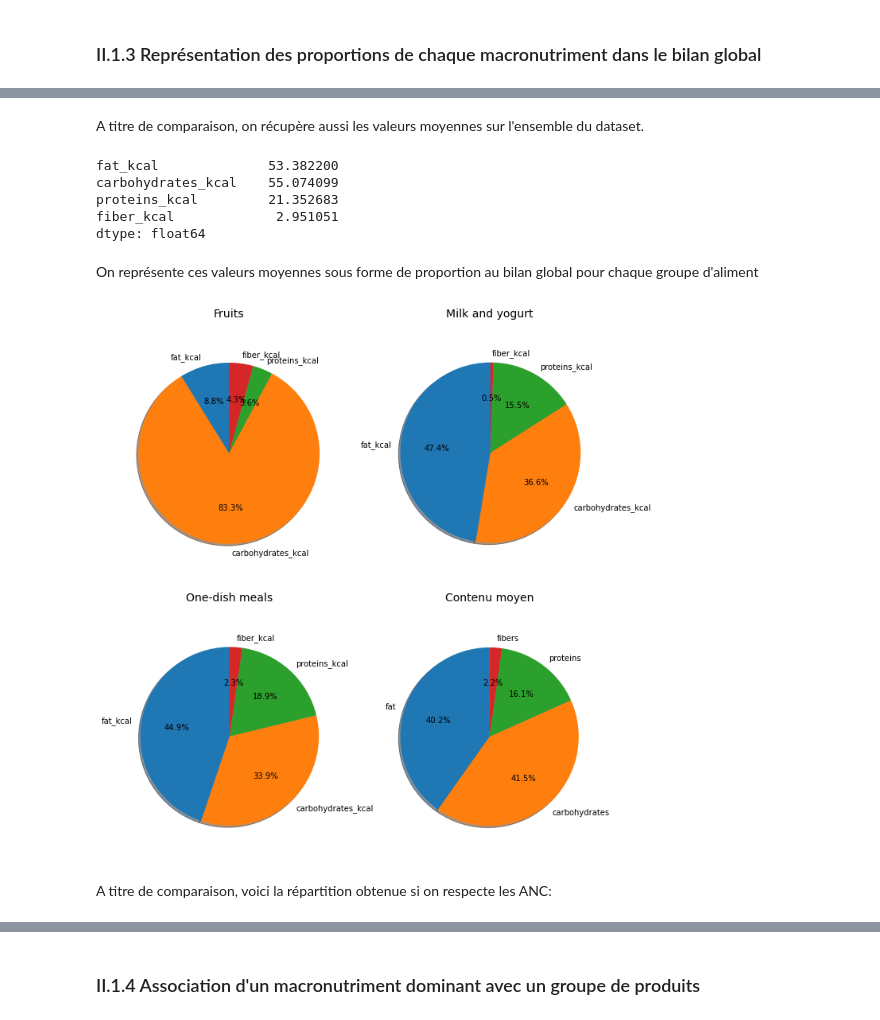
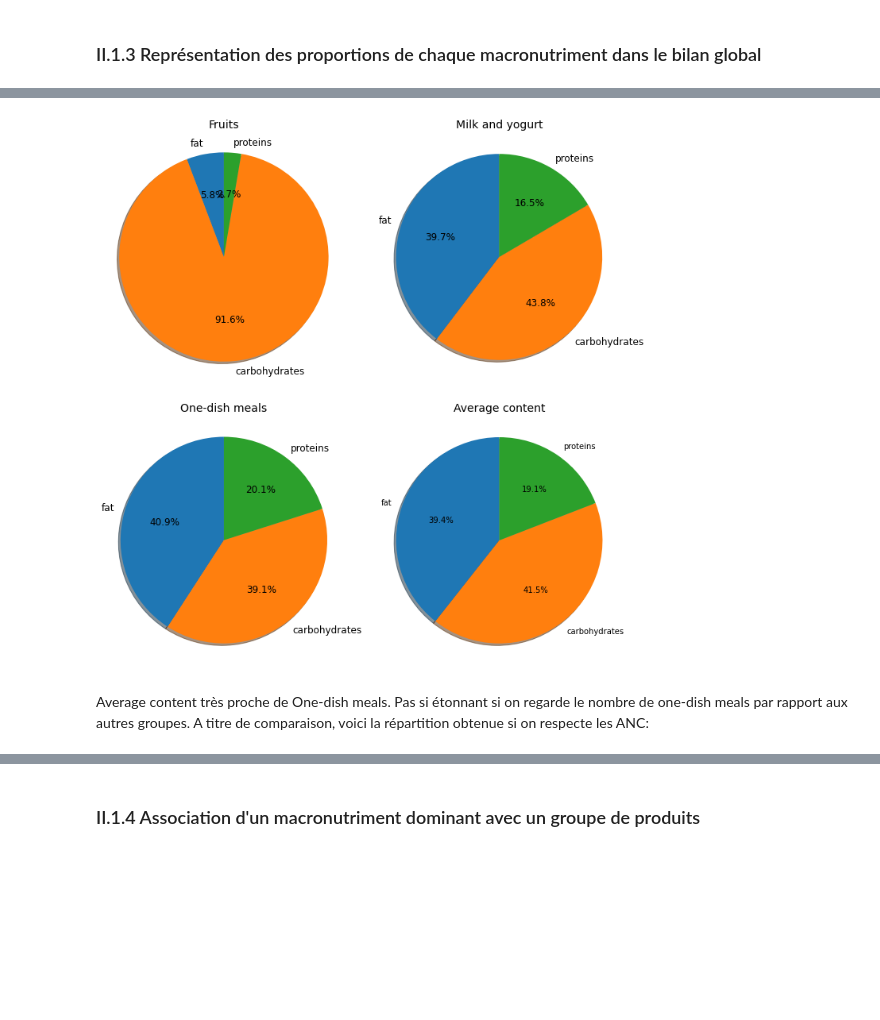
Before and after one commit to OlivierLegrand/P7, a Jupyter notebook: P3/PSanté_notebookexploration.ipynb, the cells around one changed output, grey strips where cells are left out. Drawn from its saved outputs; the diff is of its cells as text; code cells hidden in the pictures; blank space fills up the shorter version.

Commit message:
Nettoyage du notebook exploration en vue de la soutenance. Même contenu que l'analyse exploratoire du notebook presentation. Remplacement du module cleaning par le module functions_p3

```diff
--- a/P3/PSanté_notebookexploration.ipynb
+++ b/P3/PSanté_notebookexploration.ipynb
@@ -119,5 +60,7 @@ X.describe()
 # %% [markdown]
 # II Analyse exploratoire
+# %%
+df1 = pd.read_csv("./df1_nomissing.csv")
 # %% [markdown]
 ## II.1 Répartitions typiques de l'énergie et des macronutriments
 # %% [markdown]
@@ -201,47 +227,49 @@ gr.head()
-# %% [markdown]
-A titre de comparaison, on récupère aussi les valeurs moyennes sur l'ensemble du dataset.
-# %%
-# Valeurs globales
-gen = X[["fat_kcal", "carbohydrates_kcal", "proteins_kcal", "fiber_kcal"]].mean()
-gen
-# %% [output]
-fat_kcal              53.382200
-carbohydrates_kcal    55.074099
-proteins_kcal         21.352683
-fiber_kcal             2.951051
-dtype: float64
-# %% [markdown]
-On représente ces valeurs moyennes sous forme de proportion au bilan global pour chaque groupe d'aliment
 # %%
+# On groupe les valeurs par catégorie d'aliment.
+gr = df1.groupby("pnns_groups_2")[["fat_kcal", "carbohydrates_kcal", "proteins_kcal"]].mean()
+
+# A titre de comparaison, on récupère aussi les valeurs moyennes sur l'ensemble du dataset.
+gen = df1[["fat_kcal", "carbohydrates_kcal", "proteins_kcal"]].mean()
+
+# On représente ces valeurs moyennes sous forme de proportion au bilan global pour chaque groupe d'aliment.
 # Représentation sous forme de pie chart
-labels = ["fat", "carbohydrates","proteins", "fibers"]
+labels = ["fat", "carbohydrates","proteins"]
+
+# placement des titres
+pad=0
+
+# Taille de la police
+fs = 14
+
+txtprs = {"fontsize":12}
 
 fig1, ((ax1, ax2), (ax3, ax4)) = plt.subplots(nrows=2, ncols=2, figsize=(10, 10))
-ax1.pie(gr.loc["Fruits"], labels = gr.columns, autopct='%1.1f%%',
+ax1.pie(gr.loc["Fruits"], textprops=txtprs, labels=labels, autopct='%1.1f%%',
 shadow=True, startangle=90)
 ax1.axis('equal')  # Equal aspect ratio ensures that pie is drawn as a circle.
-ax1.set_title("Fruits", pad=20, fontsize=14)
+ax1.set_title("Fruits", pad=pad, fontsize=fs)
 
-ax2.pie(gr.loc["Milk and yogurt"], labels = gr.columns, autopct='%1.1f%%',
+ax2.pie(gr.loc["Milk and yogurt"], textprops=txtprs, labels=labels, autopct='%1.1f%%',
 shadow=True, startangle=90)
 ax2.axis('equal')  # Equal aspect ratio ensures that pie is drawn as a circle.
-ax2.set_title("Milk and yogurt", pad=20, fontsize=14)
+ax2.set_title("Milk and yogurt", pad=pad, fontsize=fs)
 
-ax3.pie(gr.loc["One-dish meals"], labels = gr.columns, autopct='%1.1f%%',
+ax3.pie(gr.loc["One-dish meals"], textprops=txtprs, labels=labels, autopct='%1.1f%%',
 shadow=True, startangle=90)
 ax3.axis('equal')  # Equal aspect ratio ensures that pie is drawn as a circle.
-ax3.set_title("One-dish meals", pad=20, fontsize=14)
+ax3.set_title("One-dish meals", pad=pad, fontsize=fs)
 
 ax4.pie(gen, labels=labels, autopct='%1.1f%%',
 shadow=True, startangle=90)
 ax4.axis('equal')  # Equal aspect ratio ensures that pie is drawn as a circle.
-ax4.set_title("Contenu moyen", pad=20, fontsize=14)
+ax4.set_title("Average content", pad=pad, fontsize=fs)
 
 
 plt.tight_layout(pad=1.5)
+plt.savefig("./graphes/pies.png")
 plt.show()
 # %% [output]
-[figure, old version]
+[figure, new version]
 # %% [markdown]
-A titre de comparaison, voici la répartition obtenue si on respecte les ANC:
+Average content très proche de One-dish meals. Pas si étonnant si on regarde le nombre de one-dish meals par rapport aux autres groupes. A titre de comparaison, voici la répartition obtenue si on respecte les ANC:
 # %%
```
Also changed, not shown: parts of 196 cells of this notebook, 2 other files.
